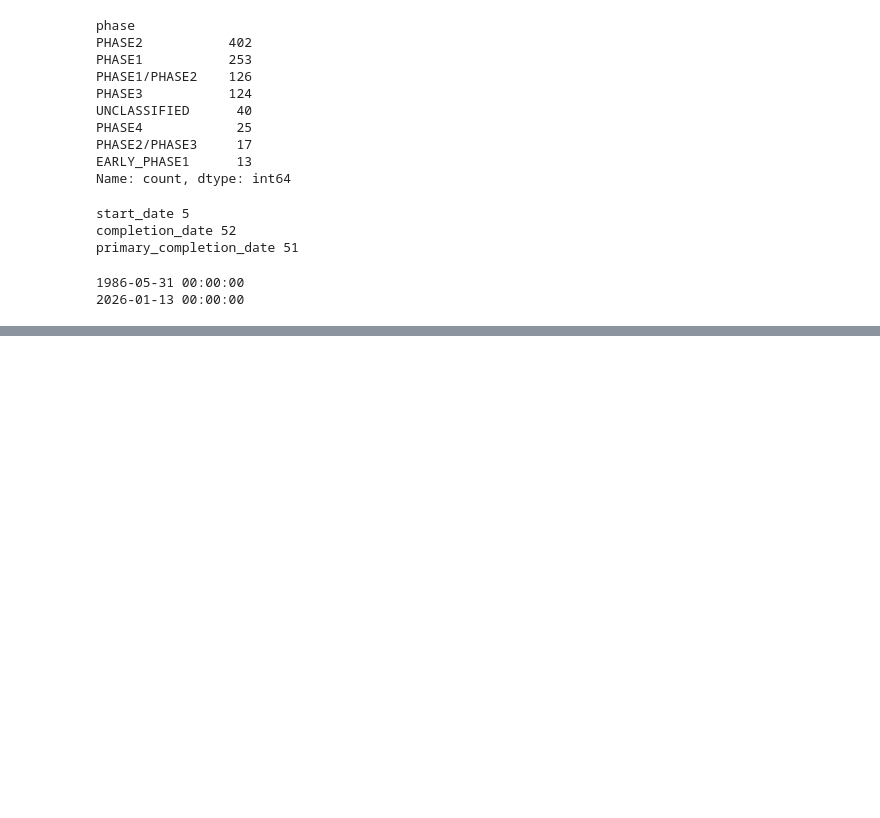
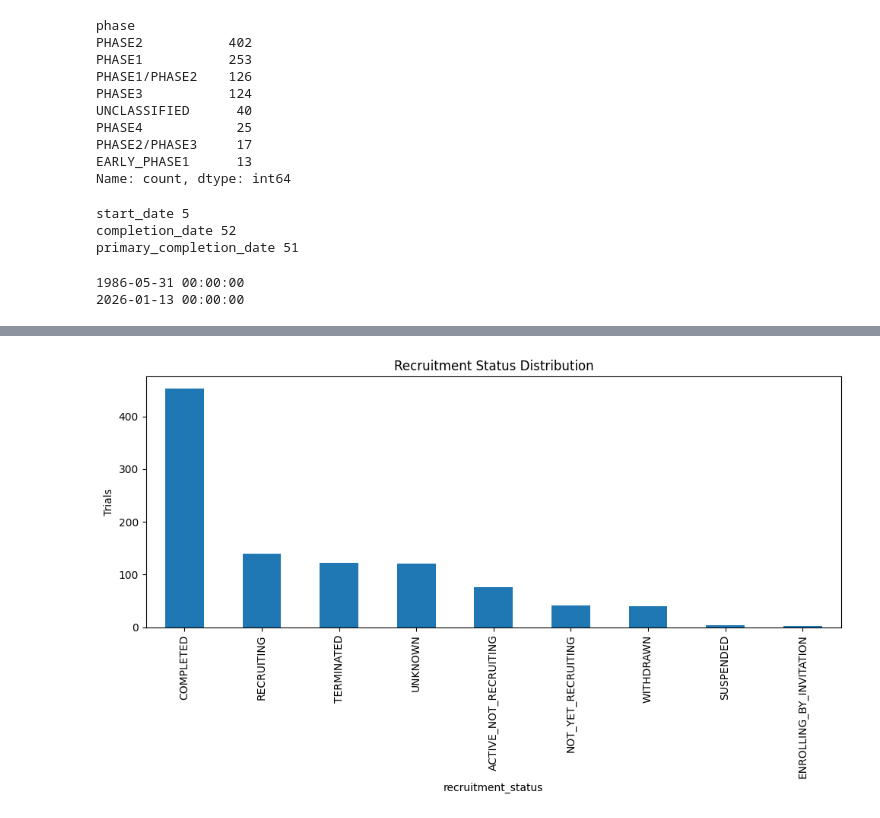
Before and after one commit to kotharimeet14-afk/oncology-trial-success-analysis, a Jupyter notebook: notebooks/01_data_profiling.ipynb, the cells around one changed output, grey strips where cells are left out. Cells and saved outputs as stored; diff of their text form; code cells hidden in the pictures; blank space fills up the shorter version.

```diff
--- a/notebooks/01_data_profiling.ipynb
+++ b/notebooks/01_data_profiling.ipynb
@@ -139,0 +165,23 @@ print(df["start_date"].max())
+# %%
+###status distribution chart
+status_counts = (
+    df["recruitment_status"]
+      .value_counts()
+)
+
+plt.figure(figsize=(10,6))
+status_counts.plot(kind="bar")
+
+plt.ylabel("Trials")
+plt.title("Recruitment Status Distribution")
+
+plt.tight_layout()
+
+plt.savefig(
+    "../outputs/figures/status_distribution.png",
+    dpi=300
+)
+
+plt.show()
+# %% [output]
+[figure, added]
```
Also changed, not shown: parts of 2 cells of this notebook, 2 other files.
